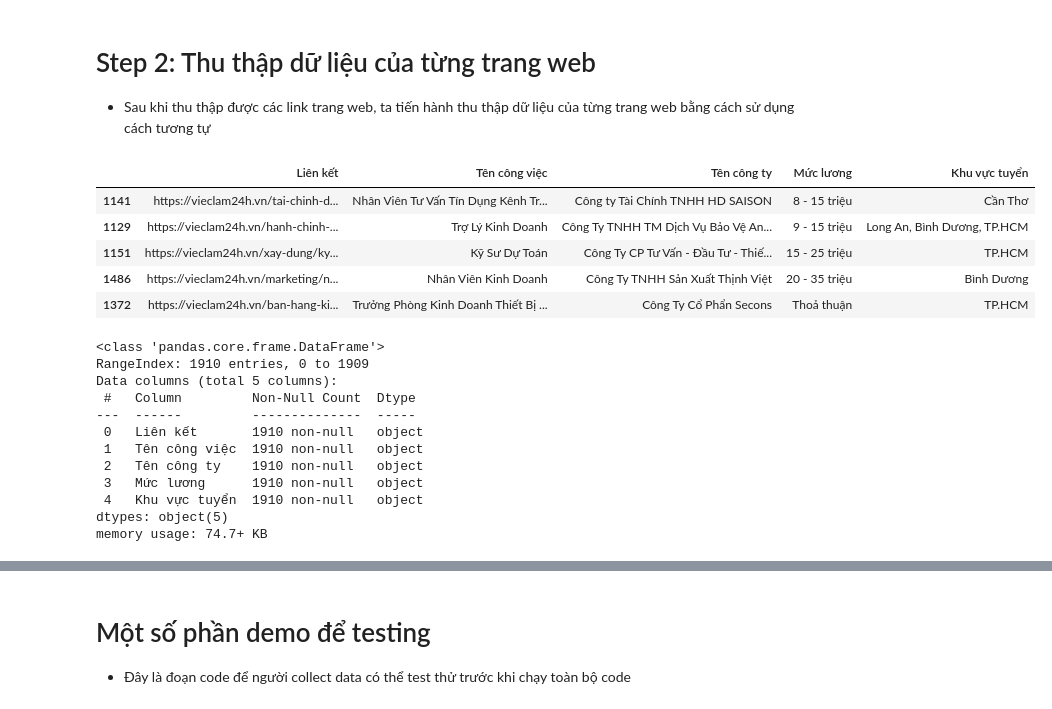
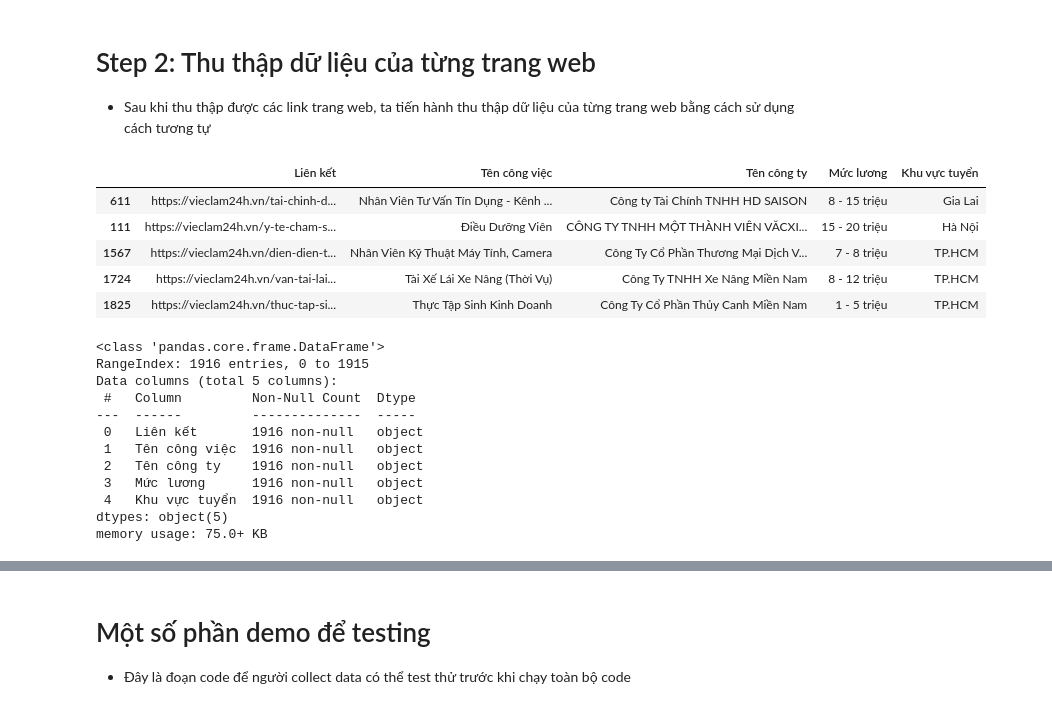
Before and after one commit to HungLVT/NMKHDL, a Jupyter notebook: notebooks/1.0-data-collecting.ipynb, the cells around one changed output, grey strips where cells are left out. Drawn from its saved outputs; the diff is of its cells as text; code cells hidden in the pictures.

```diff
--- a/notebooks/1.0-data-collecting.ipynb
+++ b/notebooks/1.0-data-collecting.ipynb
@@ -116,30 +141,31 @@ job_pool.to_csv('/content/drive/MyDrive/HCMUS/HK5/Intro2DS/Final Project/data/jo
 - Sau khi thu thập được các link trang web, ta tiến hành thu thập dữ liệu của từng trang web bằng cách sử dụng cách tương tự
 # %%
 # Đọc dữ liệu từ file job_links.csv
-df = pd.read_csv('../data/job_pool.csv')
+df = pd.read_csv('/content/drive/MyDrive/HCMUS/HK5/Intro2DS/Final Project/data/job_pool.csv', encoding='utf-8-sig')
+# df = pd.read_csv('../data/job_pool.csv')
 df.sample(5)
 # %% [output]
 |  | Liên kết | Tên công việc | Tên công ty | Mức lương | Khu vực tuyển |
-| 1141 | https://vieclam24h.vn/tai-chinh-d... | Nhân Viên Tư Vấn Tín Dụng Kênh Tr... | Công ty Tài Chính TNHH HD SAISON | 8 - 15 triệu | Cần Thơ |
-| 1129 | https://vieclam24h.vn/hanh-chinh-... | Trợ Lý Kinh Doanh | Công Ty TNHH TM Dịch Vụ Bảo Vệ An... | 9 - 15 triệu | Long An, Bình Dương, TP.HCM |
-| 1151 | https://vieclam24h.vn/xay-dung/ky... | Kỹ Sư Dự Toán | Công Ty CP Tư Vấn - Đầu Tư - Thiế... | 15 - 25 triệu | TP.HCM |
-| 1486 | https://vieclam24h.vn/marketing/n... | Nhân Viên Kinh Doanh | Công Ty TNHH Sản Xuất Thịnh Việt | 20 - 35 triệu | Bình Dương |
-| 1372 | https://vieclam24h.vn/ban-hang-ki... | Trưởng Phòng Kinh Doanh Thiết Bị ... | Công Ty Cổ Phẩn Secons | Thoả thuận | TP.HCM |
+| 611 | https://vieclam24h.vn/tai-chinh-d... | Nhân Viên Tư Vấn Tín Dụng - Kênh ... | Công ty Tài Chính TNHH HD SAISON | 8 - 15 triệu | Gia Lai |
+| 111 | https://vieclam24h.vn/y-te-cham-s... | Điều Dưỡng Viên | CÔNG TY TNHH MỘT THÀNH VIÊN VĂCXI... | 15 - 20 triệu | Hà Nội |
+| 1567 | https://vieclam24h.vn/dien-dien-t... | Nhân Viên Kỹ Thuật Máy Tính, Camera | Công Ty Cổ Phần Thương Mại Dịch V... | 7 - 8 triệu | TP.HCM |
+| 1724 | https://vieclam24h.vn/van-tai-lai... | Tài Xế Lái Xe Nâng (Thời Vụ) | Công Ty TNHH Xe Nâng Miền Nam | 8 - 12 triệu | TP.HCM |
+| 1825 | https://vieclam24h.vn/thuc-tap-si... | Thực Tập Sinh Kinh Doanh | Công Ty Cổ Phần Thủy Canh Miền Nam | 1 - 5 triệu | TP.HCM |
 # %%
 df.info()
 # %% [output]
 <class 'pandas.core.frame.DataFrame'>
-RangeIndex: 1910 entries, 0 to 1909
+RangeIndex: 1916 entries, 0 to 1915
 Data columns (total 5 columns):
  #   Column         Non-Null Count  Dtype
 ---  ------         --------------  -----
- 0   Liên kết       1910 non-null   object
- 1   Tên công việc  1910 non-null   object
- 2   Tên công ty    1910 non-null   object
- 3   Mức lương      1910 non-null   object
- 4   Khu vực tuyển  1910 non-null   object
+ 0   Liên kết       1916 non-null   object
+ 1   Tên công việc  1916 non-null   object
+ 2   Tên công ty    1916 non-null   object
+ 3   Mức lương      1916 non-null   object
+ 4   Khu vực tuyển  1916 non-null   object
 dtypes: object(5)
-memory usage: 74.7+ KB
+memory usage: 75.0+ KB
 # %%
 raw_job_details = pd.DataFrame(columns=['Liên kết','Tên công ty', 'Tên công việc','Mức lương','Khu vực tuyển',
 # Thông tin chung
```
Also changed, not shown: parts of 12 cells of this notebook, 4 other files.
